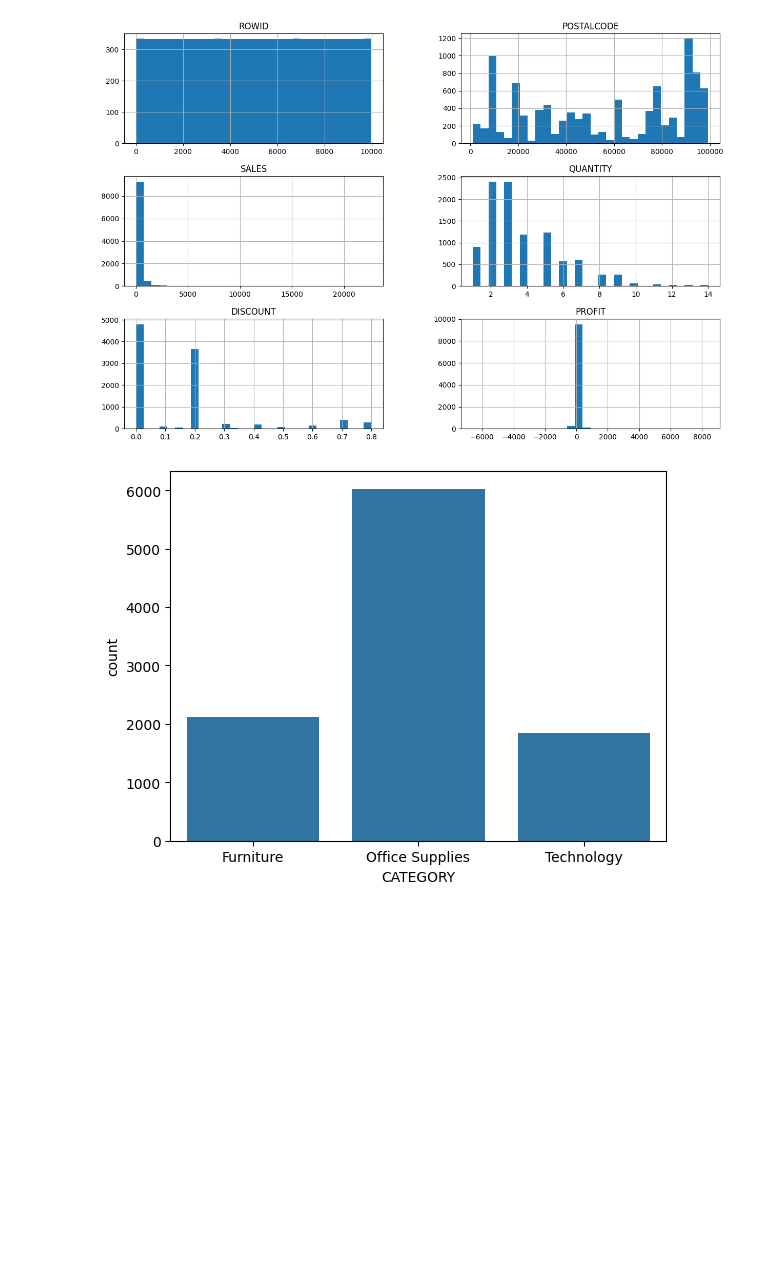
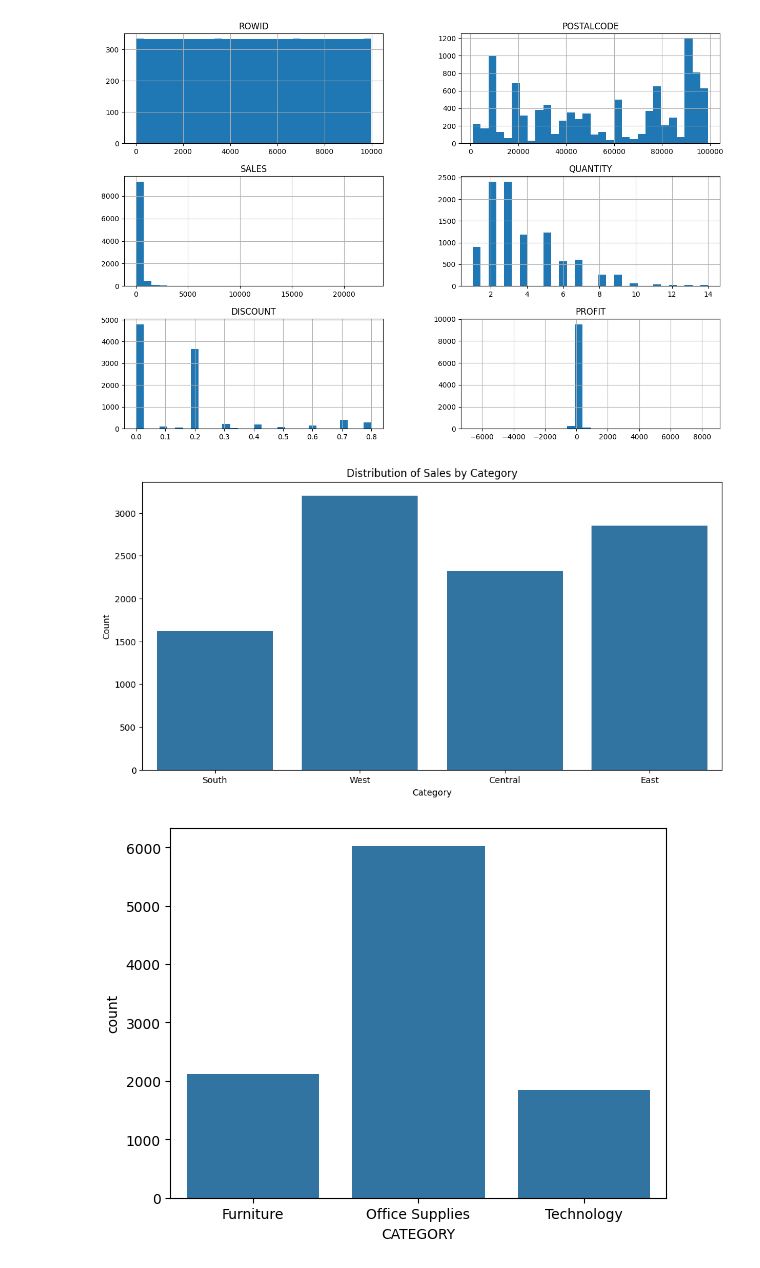
Before and after one commit to MandalaSandeep0704/Sandeep, a Jupyter notebook: Untitled.ipynb, the cells around one changed output. Saved outputs shown, nothing was run; the diff lists cells and outputs as text; code cells hidden in the pictures; blank space fills up the shorter version.

```diff
--- a/Untitled.ipynb
+++ b/Untitled.ipynb
@@ -166,6 +168,16 @@ final_data.hist(bins=30, figsize=(15, 10))
 plt.show()
 # %% [output]
 [figure]
+# %%
+# Distribution of Sales by Category
+plt.figure(figsize=(12, 6))
+sns.countplot(x='REGION', data=final_data)
+plt.title('Distribution of Sales by Category')
+plt.xlabel('Category')
+plt.ylabel('Count')
+plt.show()
+# %% [output]
+[figure, new version]
 # %%
 # Count plots for categorical columns
 sns.countplot(x='CATEGORY', data=final_data)
```
Also changed, not shown: parts of 2 cells of this notebook.
